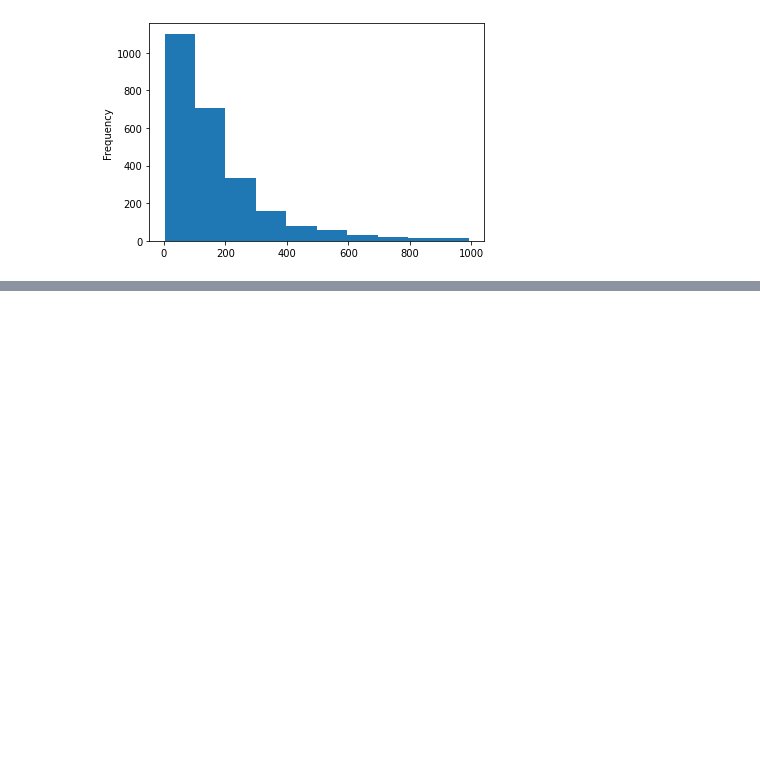
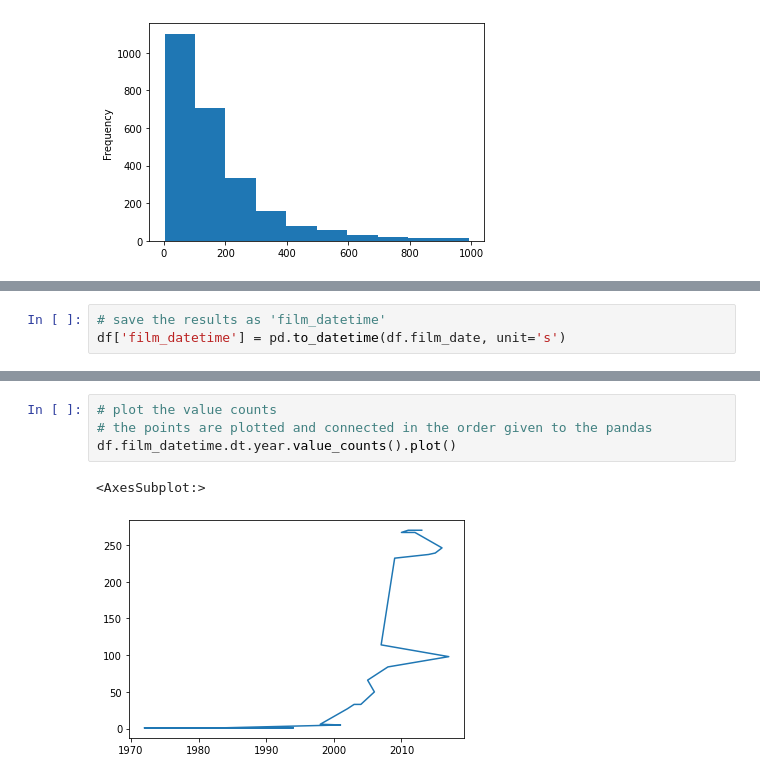
Before and after one commit to benkaan001/pandas_and_beyond, a Jupyter notebook: analyze_data/05_ted_talks.ipynb, the cells around one changed output, grey strips where cells are left out. Saved outputs shown, nothing was run; the diff lists cells and outputs as text; blank space fills up the shorter version.

Commit message:
add talk count

```diff
--- a/analyze_data/05_ted_talks.ipynb
+++ b/analyze_data/05_ted_talks.ipynb
@@ -225,0 +283,3 @@ df.query('comments < 1000').comments.plot(kind='hist',
+# %%
+# save the results as 'film_datetime'
+df['film_datetime'] = pd.to_datetime(df.film_date, unit='s')
@@ -225,0 +315,7 @@ df.query('comments < 1000').comments.plot(kind='hist',
+# %%
+# plot the value counts
+# the points are plotted and connected in the order given to the pandas
+df.film_datetime.dt.year.value_counts().plot()
+# %% [output]
+<AxesSubplot:>
+[figure, added]
```
Also changed, not shown: parts of 29 cells of this notebook.
